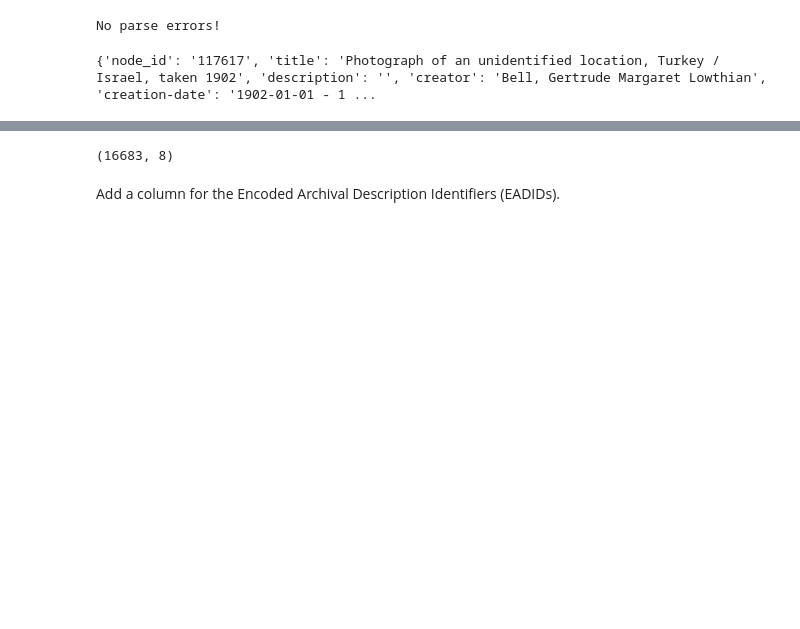
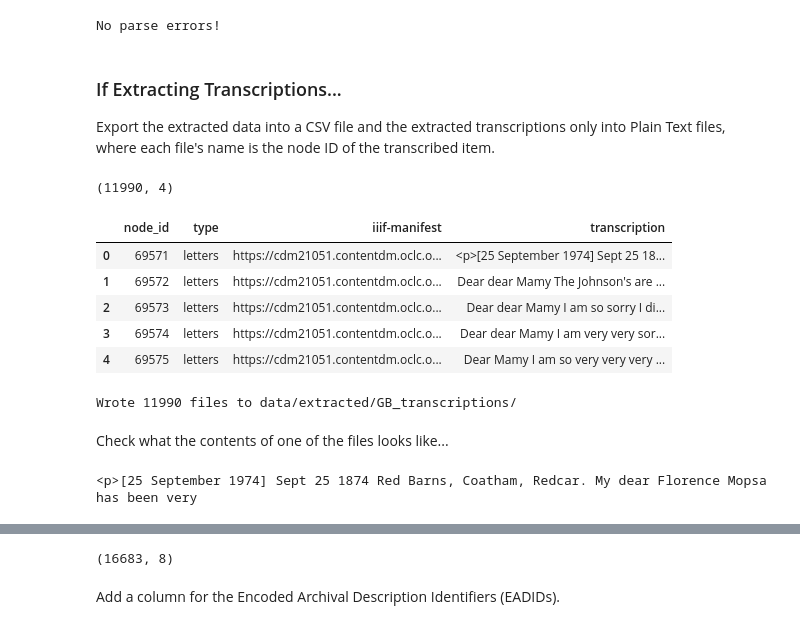
Before and after one commit to thegoose20/nusc, a Jupyter notebook: data_extraction.ipynb, the cells around one changed output, grey strips where cells are left out. Drawn from its saved outputs; the diff is of its cells as text; code cells hidden in the pictures; blank space fills up the shorter version.

Commit message:
Updating code to allow for extraction of transcription data, extracting GB transcriptions

```diff
--- a/data_extraction.ipynb
+++ b/data_extraction.ipynb
@@ -76,10 +94,20 @@ assert len(all_fonds) == row_count - 1
 # %% [markdown]
 Extract metadata descriptions from the custom (non-EAD) XML data:
+# %%
+# Define the tags to extract text from
+# Note: every item has a unique 'node_id'
+
+# metadata_tags = [  # for metadata descriptions
+#     "node_id", "title", "description", "creator", "creation-date",
+#     "recipient", "language", "extent-and-medium", "country-and-region"
+#     ]
+
+transcription_tags = ["node_id", "type", "iiif-manifest", "transcription"] # For digitized text
 # %%
 more_data = True
 resumption_token_prefix = "/export?resumptionToken="
 errored_tokens, error_messages = [], []
-list_metadata = []
+text_list = []
 for xml_path in other_xml_paths:
     next_xml_path = xml_path
     while more_data:
@@ -94,33 +122,24 @@ for xml_path in other_xml_paths:
             root = xmlTree.getroot()
 
             # Extract metadata descriptions from the below-specified fields in the tree
-            metadata_field_tags = [
-                "node_id", "title", "description", "creator", "creation-date",
-                "recipient", "language", "extent-and-medium", "country-and-region"
-            ]
-            d_descs = {
-                'node_id': "", 'title': "", 'description': "", 'creator': "", 'creation-date': "",
-                'recipient': "", 'language': "", 'extent-and-medium': "", 'country-and-region': ""
-            }
+            tags = transcription_tags
+            d_descs = dict.fromkeys(tags, "")
 
             for child in xmlTree.iter():
                 tag = child.tag
-                if tag in metadata_field_tags:
+                if tag in tags:
                     all_text = ext_utils.getAllText(child, tag)
                     d_descs[tag] = all_text
                 # Upon reaching a new item tag, add the previous item's extracted descriptions
                 # to the metadata list and reset the descriptions dictionary
                 elif (tag == "item") and (d_descs["node_id"] != ""):
-                    list_metadata += [d_descs]
-                    d_descs = {
-                        'node_id': "", 'title': "", 'description': "", 'creator': "", 'creation-date': "",
-                        'recipient': "", 'language': "", 'extent-and-medium': "", 'country-and-region': ""
-                    }
+                    text_list += [d_descs]
+                    d_descs = dict.fromkeys(tags, "")
                 else:
                     continue
 
             # Add the final item's descriptions
-            list_metadata += [d_descs]
+            text_list += [d_descs]
 
             # If there's a resumption token, use it to continue extracting data,
             # otherwise there is no more data to extract
@@ -144,7 +163,7 @@ for xml_path in other_xml_paths:
 
         next_xml_path = xml_path.replace("/export/", resumption_token)
 
-print(len(list_metadata))
+print(len(text_list))
 # %% [output]
 Current XML path: https://gertrudebell.ncl.ac.uk/export/
 Current XML path: https://gertrudebell.ncl.ac.uk/export?resumptionToken=69768
@@ -171,7 +197,3 @@ else:
     print("No parse errors!")
 # %% [output]
 No parse errors!
-# %%
-print(list_metadata[-1])
-# %% [output]
-{'node_id': '117617', 'title': 'Photograph of an unidentified location, Turkey / Israel, taken 1902', 'description': '', 'creator': 'Bell, Gertrude Margaret Lowthian', 'creation-date': '1902-01-01 - 1 ...
@@ -177,0 +203,16 @@ print(list_metadata[-1])
+# %% [markdown]
+### If Extracting Transcriptions...
+
+Export the extracted data into a CSV file and the extracted transcriptions only into Plain Text files, where each file's name is the node ID of the transcribed item.
+# %%
+transcription_df = pd.DataFrame.from_dict(text_list)
+print(transcription_df.shape)
+transcription_df.head()
+# %% [output]
+(11990, 4)
+|  | node_id | type | iiif-manifest | transcription |
+| 0 | 69571 | letters | https://cdm21051.contentdm.oclc.o... | <p>[25 September 1974] Sept 25 18... |
+| 1 | 69572 | letters | https://cdm21051.contentdm.oclc.o... | Dear dear Mamy The Johnson's are ... |
+| 2 | 69573 | letters | https://cdm21051.contentdm.oclc.o... | Dear dear Mamy I am so sorry I di... |
+| 3 | 69574 | letters | https://cdm21051.contentdm.oclc.o... | Dear dear Mamy I am very very sor... |
+| 4 | 69575 | letters | https://cdm21051.contentdm.oclc.o... | Dear Mamy I am so very very very ... |
@@ -177,0 +224,21 @@ print(list_metadata[-1])
+# %%
+
+for item in text_list:
+    node_id = item["node_id"]
+    file_name = "GB_{}.txt".format(node_id)
+    with open(bell_transcriptions_dir + file_name, "w", encoding="utf-8") as f:
+        f.write(item["transcription"])
+    f.close()
+print("Wrote", len(text_list), "files to", bell_transcriptions_dir)
+# %% [output]
+Wrote 11990 files to data/extracted/GB_transcriptions/
+# %% [markdown]
+Check what the contents of one of the files looks like...
+# %%
+file_path = bell_transcriptions_dir + "GB_69571.txt"
+with open(file_path) as f:
+    full = f.read()
+    print(full[:100])  # print the first 100 characters of the file
+    f.close()
+# %% [output]
+<p>[25 September 1974] Sept 25 1874 Red Barns, Coatham, Redcar. My dear Florence Mopsa has been very
```
Also changed, not shown: parts of 14 cells of this notebook, 1 other file.
